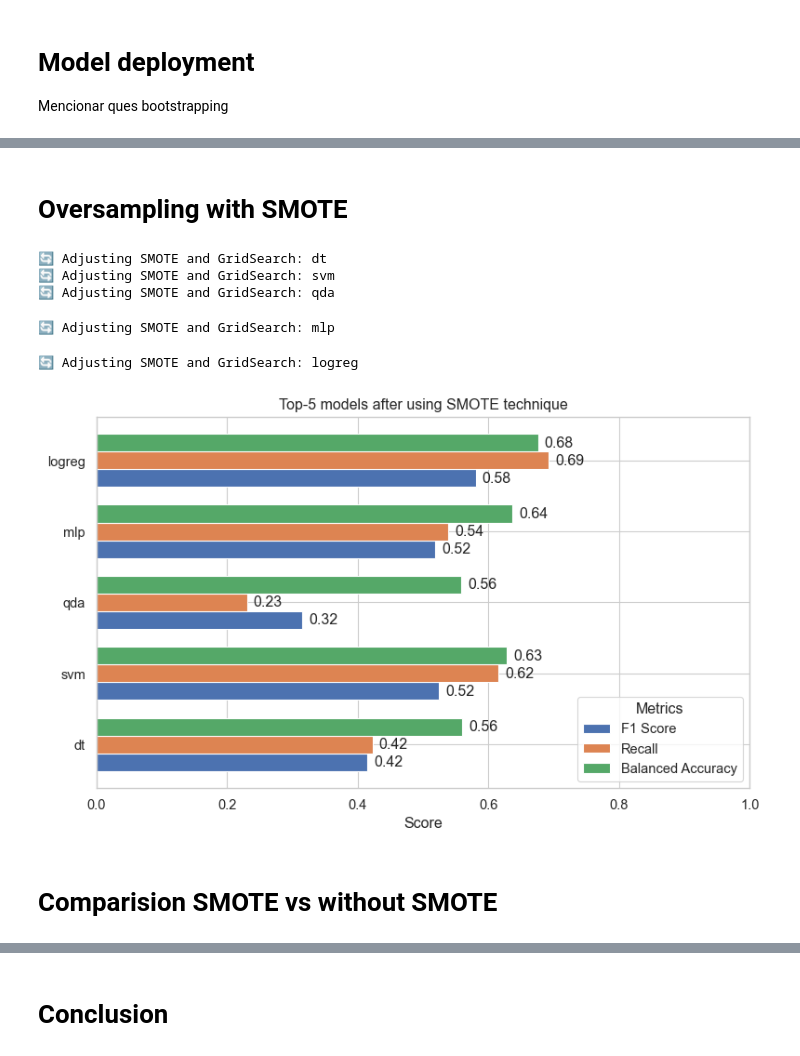
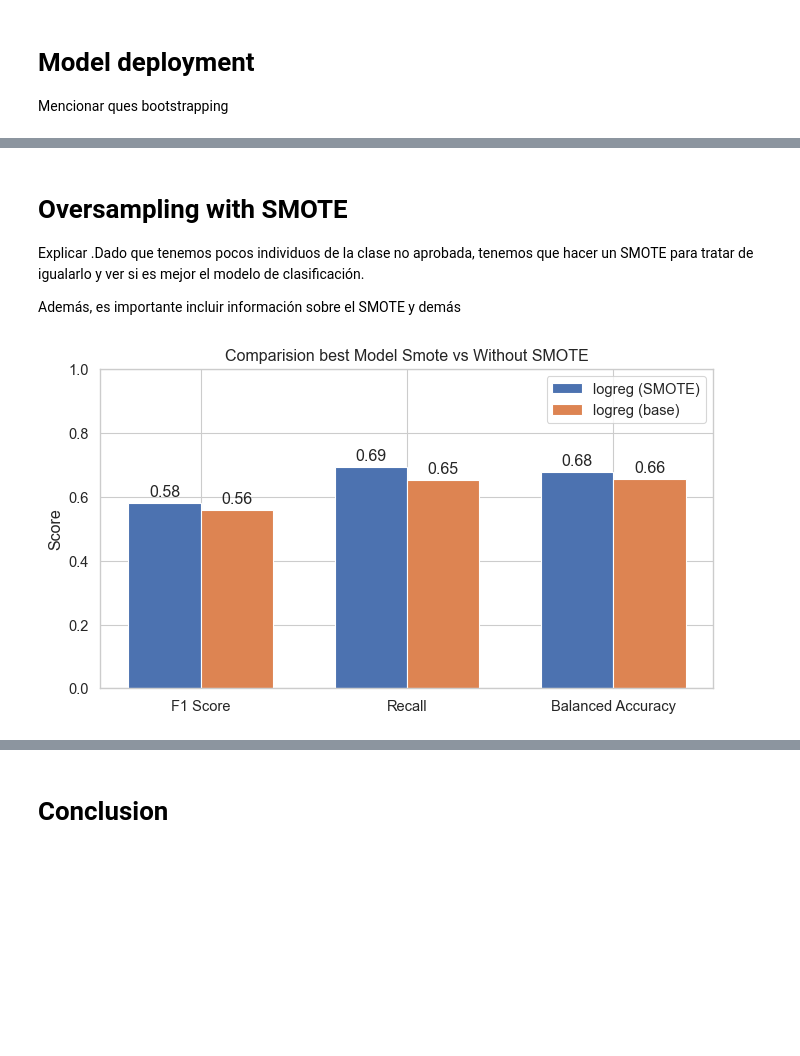
Before and after one commit to alfredofdlv/student-intervention-ml-pipeline, a Jupyter notebook: Report.ipynb, the cells around one changed output, grey strips where cells are left out. Cells and saved outputs as stored; diff of their text form; code cells hidden in the pictures; blank space fills up the shorter version.

```diff
--- a/Report.ipynb
+++ b/Report.ipynb
@@ -878,20 +945,21 @@ plt.show()
 [figure]
 # %% [markdown]
 # Oversampling with SMOTE
+
+
+Explicar .Dado que tenemos pocos individuos de la clase no aprobada, tenemos que hacer un SMOTE para tratar de igualarlo y ver si es mejor el modelo de clasificación.
+
+Además, es importante incluir información sobre el SMOTE y demás
 # %%
 from imblearn.pipeline import Pipeline as ImbPipeline
 from imblearn.over_sampling import SMOTE
 
 top5 = (
-    results_df[results_df.metric=='f1']
-    .sort_values('mean', ascending=False)
-    .head(5)['model']
-    .tolist()
+    results_df_actual.sort_values('F1 Score', ascending=False).head(1)['Model'].tolist()
 )
 
 smote_results = []
 for name in top5:
-    print(f"🔄 Adjusting SMOTE and GridSearch: {name}")
     # Pipeline SMOTE + clasificador
     pipe = ImbPipeline([
         ('smote', SMOTE(random_state=42)),
@@ -899,68 +967,33 @@ for name in top5:
     ])
     # Param grid solo para el clasificador
     param_grid = {
         f'clf__{p}': vals
         for p, vals in model_params[name]['params'].items()
     }
     gs = GridSearchCV(
         estimator=pipe,
         param_grid=param_grid,
         scoring={'f1':'f1'},
         refit='f1',
         cv=cv_boot,
         n_jobs=-1,
         verbose=0
     )
     gs.fit(X_train, y_train)
     best = gs.best_estimator_
     y_pred = best.predict(X_test)
 
     smote_results.append({
         'Model': name,
         'F1 Score':        f1_score(y_test,          y_pred),
         'Recall':          recall_score(y_test,      y_pred),
         'Balanced Accuracy': balanced_accuracy_score(y_test, y_pred),
     })
 smote_df = pd.DataFrame(smote_results).set_index('Model')
 
 
-metrics = ['F1 Score','Recall','Balanced Accuracy']
-n = len(smote_df)
-y_pos = np.arange(n)
+from visualizations import smote_vs_baseline
 
-fig, ax = plt.subplots(figsize=(8,5))
-bar_width = 0.25
-
-for i, metric in enumerate(metrics):
-    ax.barh(
-        y_pos + (i-1)*bar_width,
-        smote_df[metric],
-        height=bar_width,
-        label=metric
-    )
-    # anotaciones
-    for j, val in enumerate(smote_df[metric]):
-        ax.text(
-            val + 0.01,
-            j + (i-1)*bar_width,
-            f"{val:.2f}",
-            va='center'
-        )
-
-ax.set_yticks(y_pos)
-ax.set_yticklabels(smote_df.index)
-ax.set_xlabel('Score')
-ax.set_xlim(0,1)
-ax.set_title('Top-5 models after using SMOTE technique')
-ax.legend(title='Metrics')
-plt.tight_layout()
-plt.show()
+smote_vs_baseline(smote_df,results_df_actual)
 # %% [output]
-🔄 Adjusting SMOTE and GridSearch: dt
-🔄 Adjusting SMOTE and GridSearch: svm
-🔄 Adjusting SMOTE and GridSearch: qda
-🔄 Adjusting SMOTE and GridSearch: mlp
-🔄 Adjusting SMOTE and GridSearch: logreg
-[figure, old version]
+[figure, new version]
-# %% [markdown]
-# Comparision SMOTE vs without SMOTE
```
Also changed, not shown: parts of 17 cells of this notebook, 1 other file.
